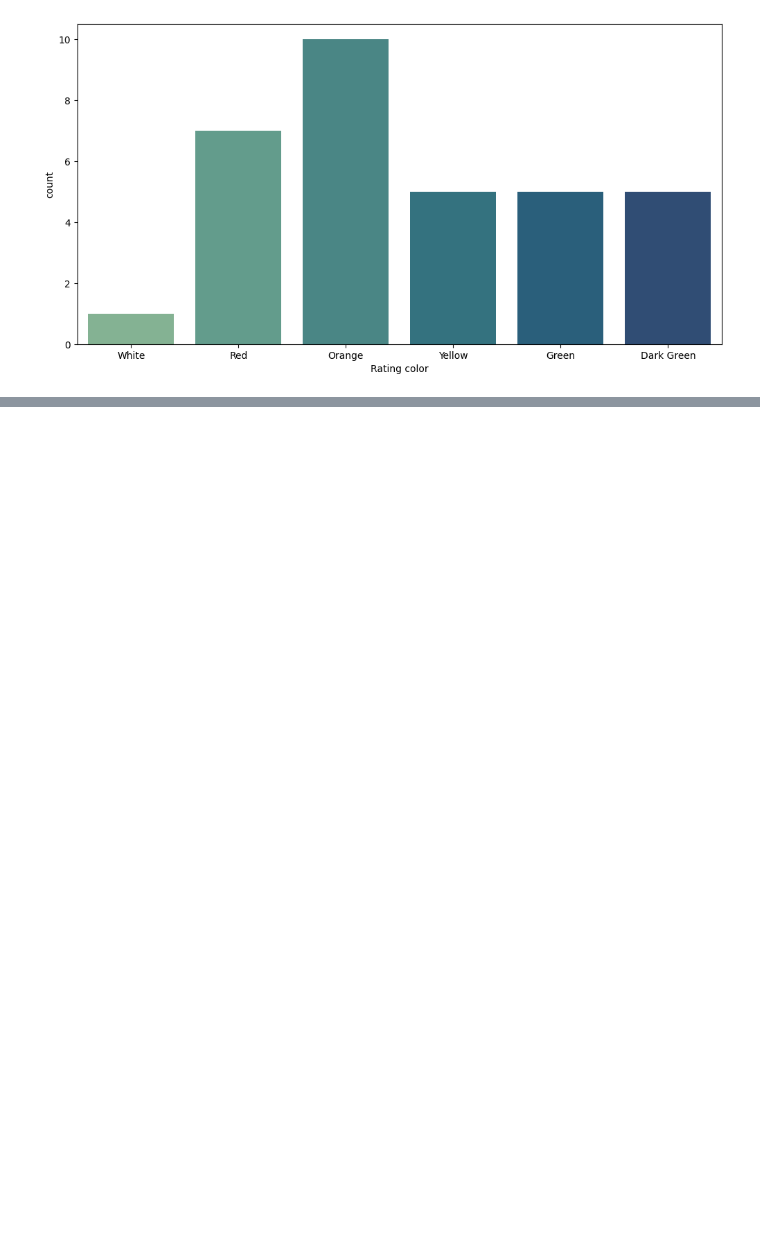
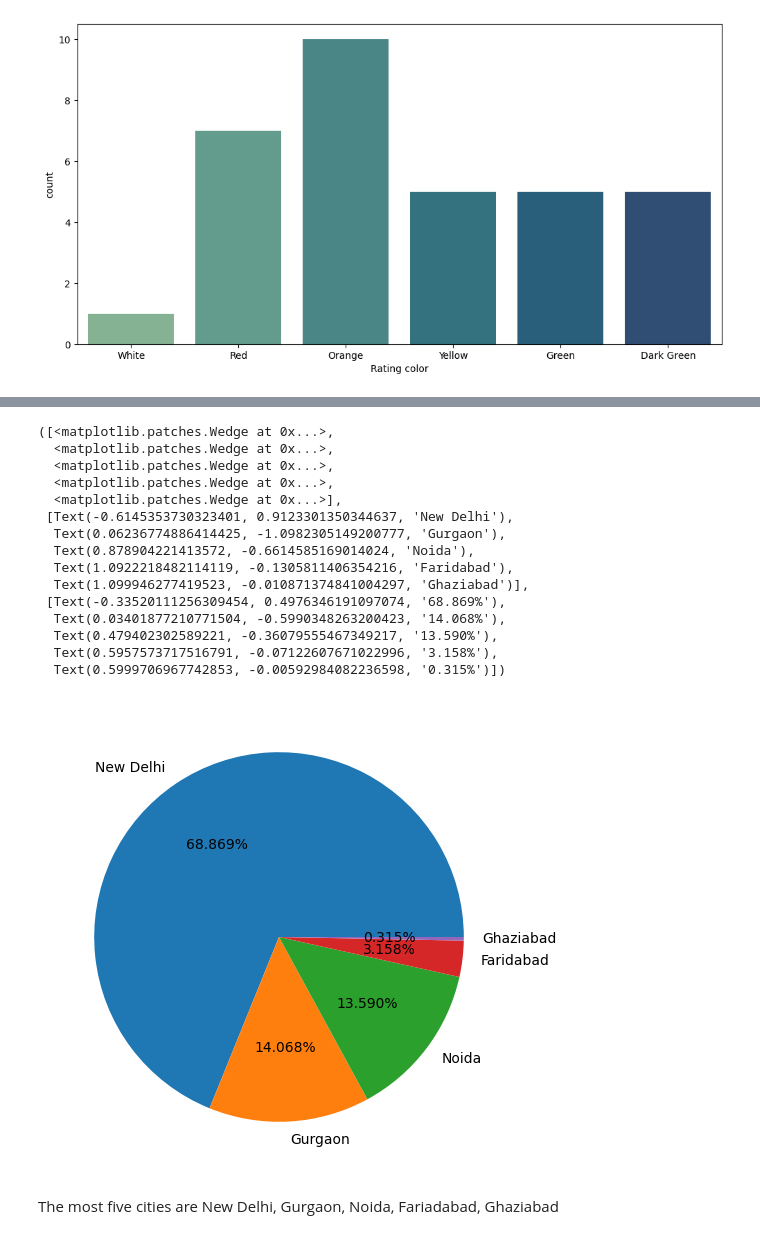
Before and after one commit to mahabub-rah/EDA-and-Feature-Engineering-, a Jupyter notebook: Day-1/EDA_on_zomato_dataset.ipynb, the cells around one changed output, grey strips where cells are left out. Drawn from its saved outputs; the diff is of its cells as text; code cells hidden in the pictures; blank space fills up the shorter version.

```diff
--- a/Day-1/EDA_on_zomato_dataset.ipynb
+++ b/Day-1/EDA_on_zomato_dataset.ipynb
@@ -261,0 +297,22 @@ final_df.groupby(['Country','Has Online delivery']).size().reset_index().rename(
+# %%
+## Create a pie chart for top 5 cities distribution
+plt.pie(df.City.value_counts()[:5], labels=df.City.value_counts().index[:5], autopct='%1.3f%%')
+# %% [output]
+([<matplotlib.patches.Wedge at 0x...>,
+  <matplotlib.patches.Wedge at 0x...>,
+  <matplotlib.patches.Wedge at 0x...>,
+  <matplotlib.patches.Wedge at 0x...>,
+  <matplotlib.patches.Wedge at 0x...>],
+ [Text(-0.6145353730323401, 0.9123301350344637, 'New Delhi'),
+  Text(0.06236774886414425, -1.0982305149200777, 'Gurgaon'),
+  Text(0.878904221413572, -0.6614585169014024, 'Noida'),
+  Text(1.0922218482114119, -0.1305811406354216, 'Faridabad'),
+  Text(1.099946277419523, -0.010871374841004297, 'Ghaziabad')],
+ [Text(-0.33520111256309454, 0.4976346191097074, '68.869%'),
+  Text(0.03401877210771504, -0.5990348263200423, '14.068%'),
+  Text(0.479402302589221, -0.36079555467349217, '13.590%'),
+  Text(0.5957573717516791, -0.07122607671022996, '3.158%'),
+  Text(0.5999706967742853, -0.00592984082236598, '0.315%')])
+[figure, added]
+# %% [markdown]
+The most five cities are New Delhi, Gurgaon, Noida, Fariadabad, Ghaziabad
```
Also changed, not shown: parts of 11 cells of this notebook.
